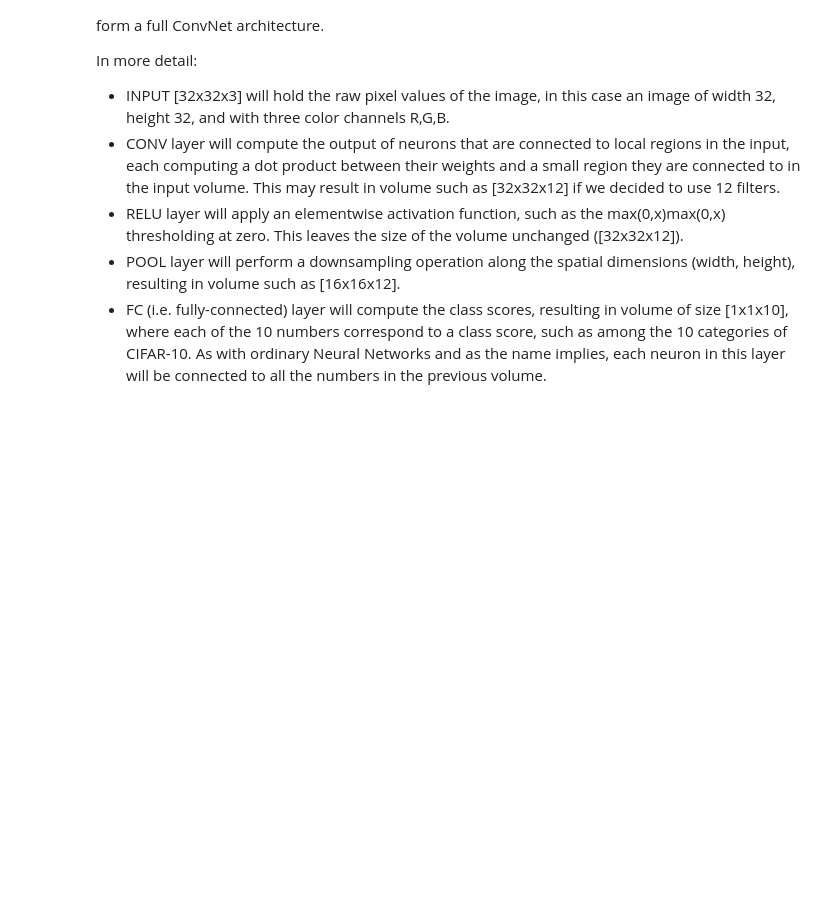
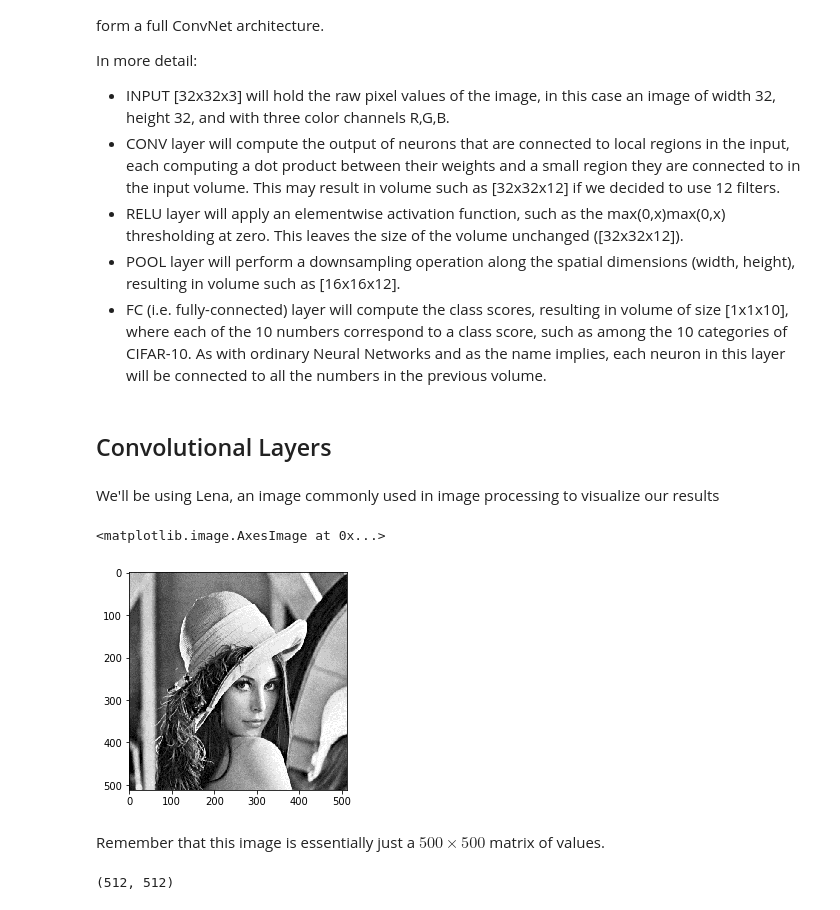
Before and after one commit to berkeley-ulab/sp18-ulab-computervision, a Jupyter notebook: notebooks/inprogress_conv.ipynb, the cells around one changed output. Cells and saved outputs as stored; diff of their text form; code cells hidden in the pictures; blank space fills up the shorter version.

```diff
--- a/notebooks/inprogress_conv.ipynb
+++ b/notebooks/inprogress_conv.ipynb
@@ -32,3 +32,5 @@ We use three main types of layers to build ConvNet architectures: Convolutional
 * RELU layer will apply an elementwise activation function, such as the max(0,x)max(0,x) thresholding at zero. This leaves the size of the volume unchanged ([32x32x12]).
 * POOL layer will perform a downsampling operation along the spatial dimensions (width, height), resulting in volume such as [16x16x12].
 * FC (i.e. fully-connected) layer will compute the class scores, resulting in volume of size [1x1x10], where each of the 10 numbers correspond to a class score, such as among the 10 categories of CIFAR-10. As with ordinary Neural Networks and as the name implies, each neuron in this layer will be connected to all the numbers in the previous volume.
+# %% [markdown]
+## Convolutional Layers
@@ -34,0 +43,14 @@ We use three main types of layers to build ConvNet architectures: Convolutional
+# %% [markdown]
+We'll be using Lena, an image commonly used in image processing to visualize our results
+# %%
+lena = Image.open('tutorial_img/lena.png').convert('L')
+plt.imshow(lena)
+# %% [output]
+<matplotlib.image.AxesImage at 0x...>
+[figure, added]
+# %% [markdown]
+Remember that this image is essentially just a $500 \times 500$ matrix of values.
+# %%
+np.asarray(lena).shape
+# %% [output]
+(512, 512)
```
Also changed, not shown: parts of 7 cells of this notebook, 1 other file.
